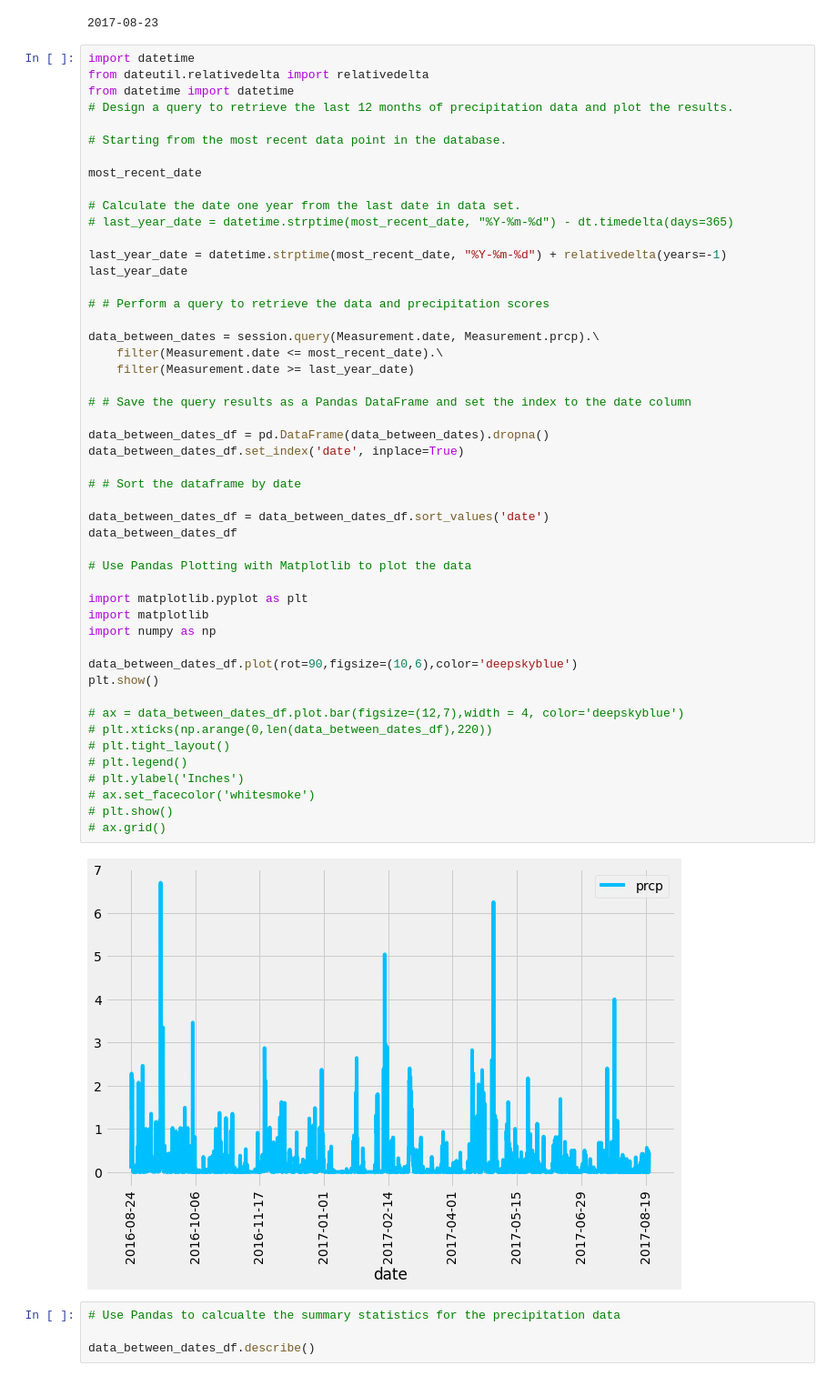
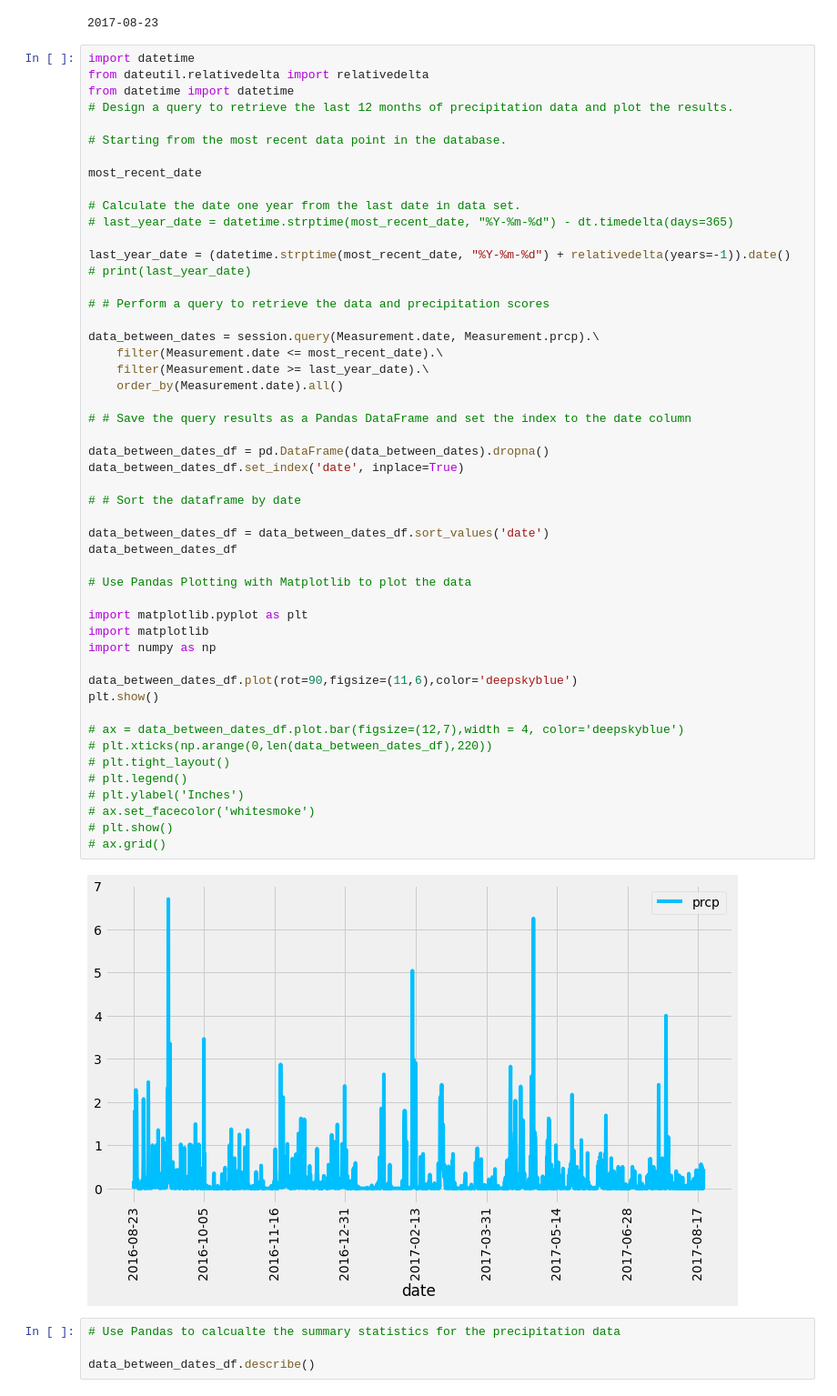
Before and after one commit to pratixashah/Hawaii-s-Climate-Analysis, a Jupyter notebook: climate_starter.ipynb, the cells around one changed output. Shown at 91% size. Cells and saved outputs as stored; diff of their text form.

```diff
--- a/climate_starter.ipynb
+++ b/climate_starter.ipynb
@@ -97,44 +107,45 @@ most_recent_date
 # Calculate the date one year from the last date in data set.
 # last_year_date = datetime.strptime(most_recent_date, "%Y-%m-%d") - dt.timedelta(days=365)
 
-last_year_date = datetime.strptime(most_recent_date, "%Y-%m-%d") + relativedelta(years=-1)
-last_year_date
+last_year_date = (datetime.strptime(most_recent_date, "%Y-%m-%d") + relativedelta(years=-1)).date()
+# print(last_year_date)
 
 # # Perform a query to retrieve the data and precipitation scores
 
 data_between_dates = session.query(Measurement.date, Measurement.prcp).\
     filter(Measurement.date <= most_recent_date).\
-    filter(Measurement.date >= last_year_date)
+    filter(Measurement.date >= last_year_date).\
+    order_by(Measurement.date).all()
 
 # # Save the query results as a Pandas DataFrame and set the index to the date column
 
 data_between_dates_df = pd.DataFrame(data_between_dates).dropna()
 data_between_dates_df.set_index('date', inplace=True)
 
 # # Sort the dataframe by date
 
 data_between_dates_df = data_between_dates_df.sort_values('date')
 data_between_dates_df
 
 # Use Pandas Plotting with Matplotlib to plot the data
 
 import matplotlib.pyplot as plt
 import matplotlib
 import numpy as np
 
-data_between_dates_df.plot(rot=90,figsize=(10,6),color='deepskyblue')
+data_between_dates_df.plot(rot=90,figsize=(11,6),color='deepskyblue')
 plt.show()
 
 # ax = data_between_dates_df.plot.bar(figsize=(12,7),width = 4, color='deepskyblue')
 # plt.xticks(np.arange(0,len(data_between_dates_df),220))
 # plt.tight_layout()
 # plt.legend()
 # plt.ylabel('Inches')
 # ax.set_facecolor('whitesmoke')
 # plt.show()
 # ax.grid()
 # %% [output]
-[figure, old version]
+[figure, new version]
 # %%
 # Use Pandas to calcualte the summary statistics for the precipitation data
 
```
Also changed, not shown: parts of 2 cells of this notebook, 1 other file.
